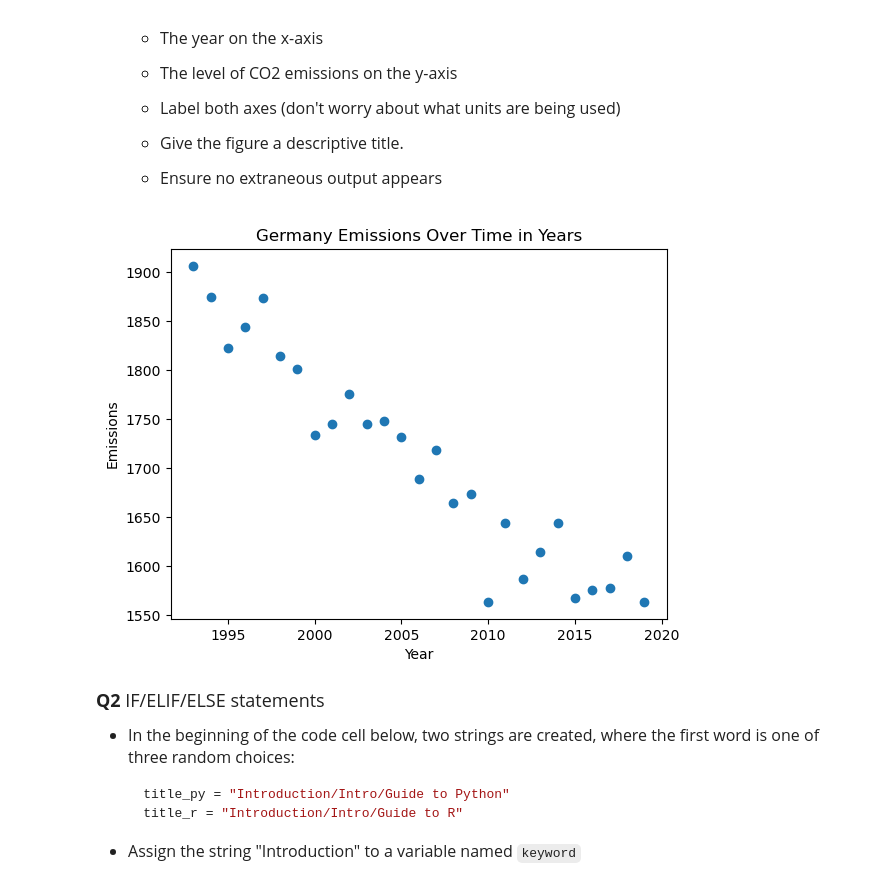
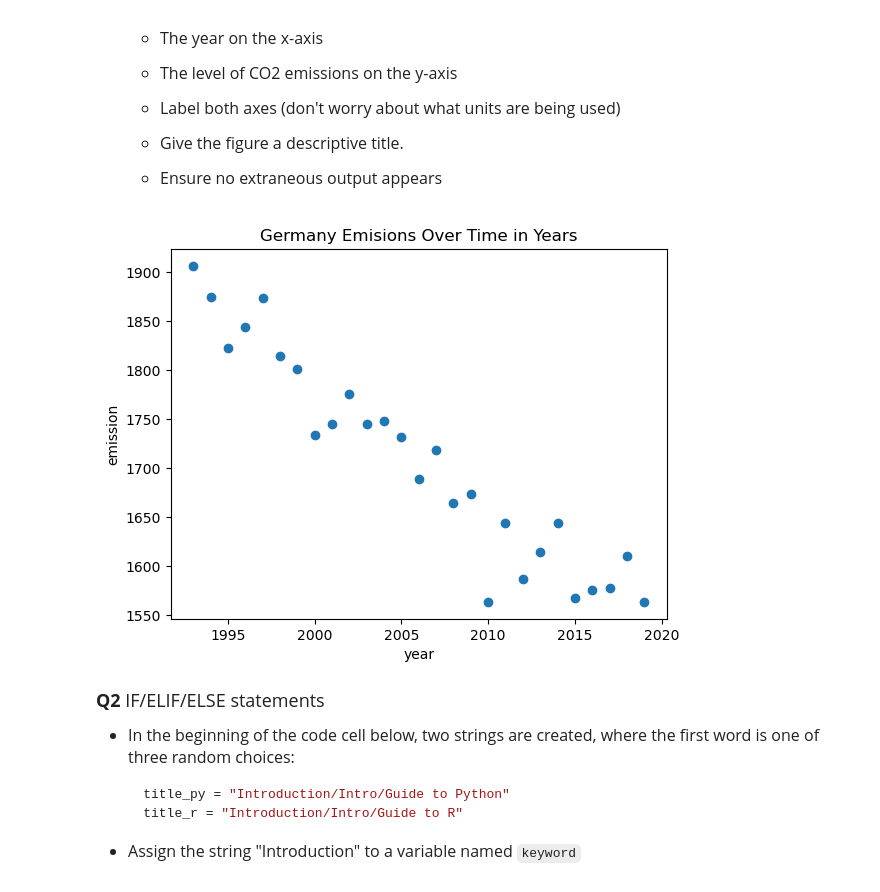
Before and after one commit to lucasanckl66/datasci151spring2026, a Jupyter notebook: _quizzes/practice_quiz.ipynb, the cells around one changed output. Saved outputs shown, nothing was run; the diff lists cells and outputs as text; code cells hidden in the pictures.

```diff
--- a/_quizzes/practice_quiz.ipynb
+++ b/_quizzes/practice_quiz.ipynb
@@ -55,14 +57,14 @@ import pandas as pd
 # %%
 # your code here
 data_germany = pd.read_csv('quiz_data/germany_emission.csv')
 
 plt.scatter(data_germany['Year'], data_germany['CO2_emission'])
-plt.xlabel('Year')
-plt.ylabel('Emissions')
-plt.title('Germany Emissions Over Time in Years')
+plt.xlabel('year')
+plt.ylabel('emission')
+plt.title('Germany Emisions Over Time in Years')
 plt.show()
 # %% [output]
-[figure, old version]
+[figure, new version]
 # %% [markdown]
 <font size = "4">
 
```
Also changed, not shown: parts of 6 cells of this notebook.
